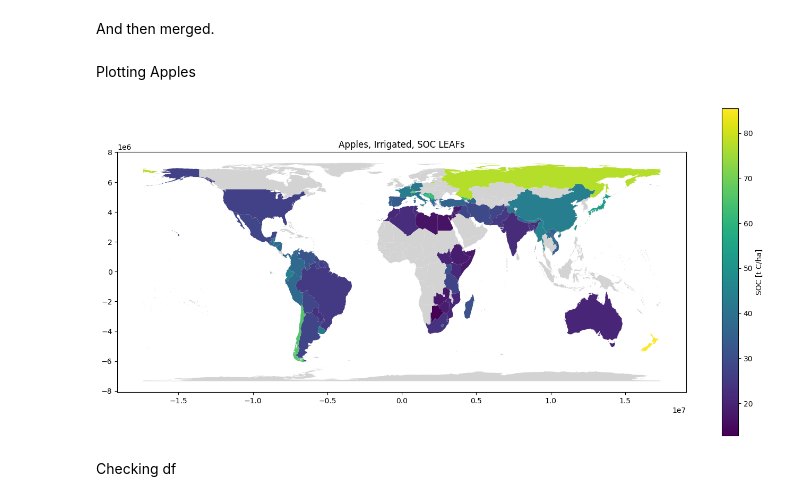
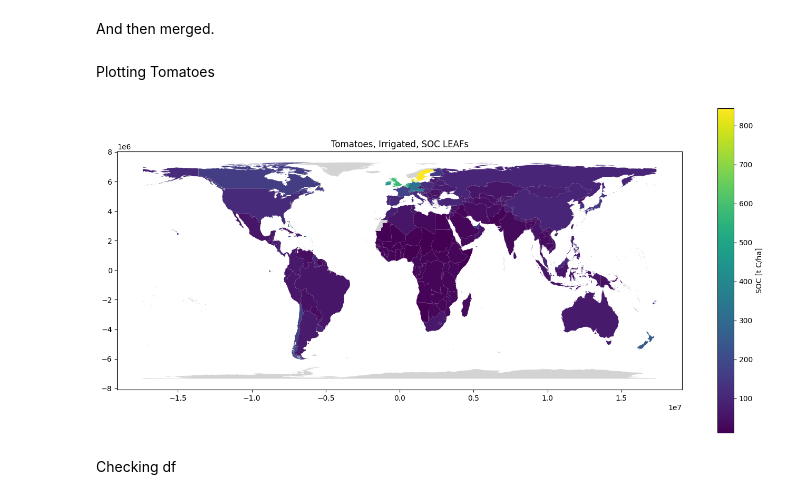
Before and after one commit to cloyolaangosto/SBTN_Land_LEAFs, a Jupyter notebook: documentation/SOC_LEAFs_Baseline.ipynb, the cells around one changed output. Drawn from its saved outputs; the diff is of its cells as text; code cells hidden in the pictures.

```diff
--- a/documentation/SOC_LEAFs_Baseline.ipynb
+++ b/documentation/SOC_LEAFs_Baseline.ipynb
@@ -861,6 +975,8 @@ Calculating SOC_2030 for natural_grassland_sheep_2030y_SOC...
 Wrote 68010 rows into ../LEAFs/SOC/SOC_2030_country.gpkg
 # %% [markdown]
 Checking outputs
+# %%
+gpkg_path = "../LEAFs/SOC/SOC_2030_country.gpkg"
 # %%
 gdf_test_values = gpd.read_file(gpkg_path, layer=layer_name)
 gdf_test_values.sort_values(by=["cf"]).head()
@@ -882,21 +998,21 @@ And then merged.
 # %%
 gdf_test = gdf_test_geometries.merge(gdf_test_values.drop(columns="_source_file"), how="left", on="ADM0_NAME")
 # %% [markdown]
-Plotting Apples
+Plotting Tomatoes
 # %%
-Apples_irr = gdf_test[gdf_test["flow_name"]=="Apple_irr_2030y_SOC"]
+Tomato_irr = gdf_test[gdf_test["flow_name"]=="Tomato_irr_2030y_SOC"]
 # %%
 fig, ax = plt.subplots(figsize=(14, 8))
-Apples_irr.plot(column="cf", ax=ax, cmap="viridis",
+Tomato_irr.plot(column="cf", ax=ax, cmap="viridis",
            legend=True,
            legend_kwds={"label": "SOC [t C/ha]", "shrink": 0.8},
            missing_kwds={"color": "lightgrey", "label": "No value"})
 
-ax.set_title("Apples, Irrigated, SOC LEAFs")
+ax.set_title("Tomatoes, Irrigated, SOC LEAFs")
 plt.tight_layout()
 plt.show()
 # %% [output]
-[figure, old version]
+[figure, new version]
 # %% [markdown]
 Checking df
 # %%
```
Also changed, not shown: parts of 36 cells of this notebook.
